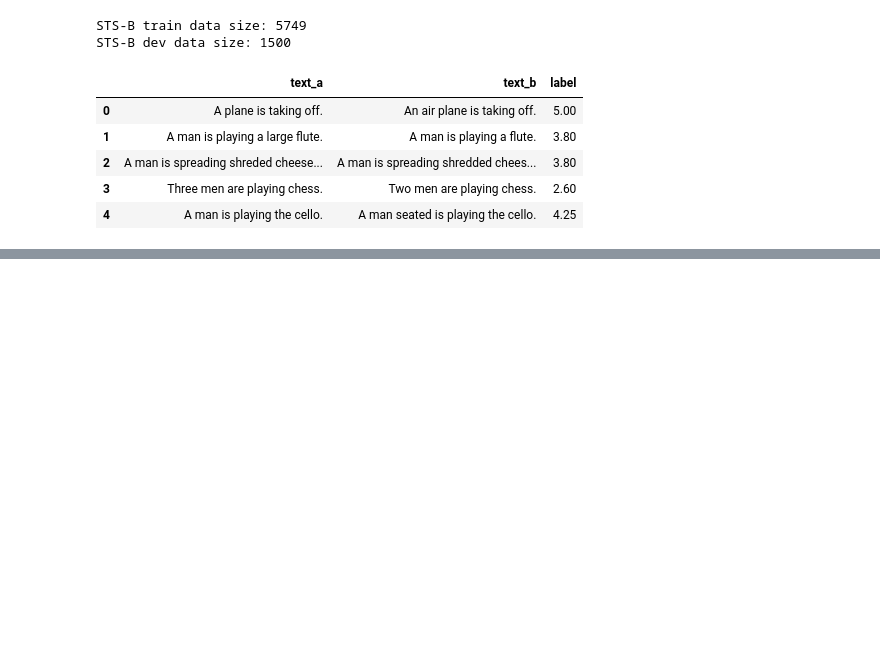
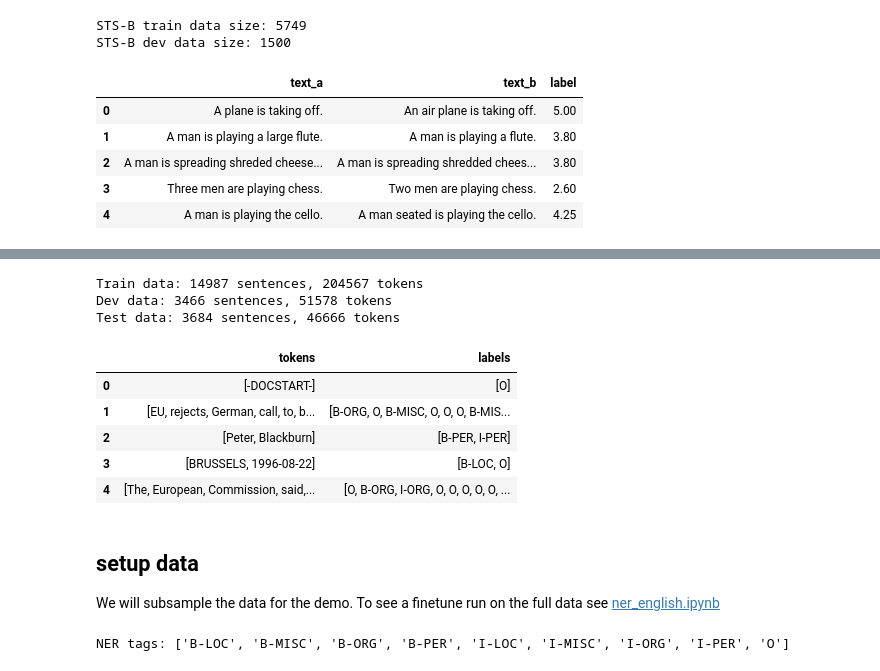
Before and after one commit to charles9n/bert-sklearn, a Jupyter notebook: demo.ipynb, the cells around one changed output, grey strips where cells are left out. Saved outputs shown, nothing was run; the diff lists cells and outputs as text; code cells hidden in the pictures; blank space fills up the shorter version.

Commit message:
Add BertTokenClassifier and refactor code

```diff
--- a/demo.ipynb
+++ b/demo.ipynb
@@ -417,32 +524,19 @@ STS-B dev data size: 1500
 # %%
 %%time
-
 from scipy.stats import pearsonr
-
-train = train.sample(n=1000,random_state=42)
-dev = dev.sample(n=1000,random_state=42)
-
-
-X_train = train[['text_a','text_b']]
-y_train = train['label']
-
-# use the dev set for testing...
-test = dev
-X_test = test[['text_a','text_b']]
-y_test = test['label']
 
 # define model
 model = BertRegressor()
 model.max_seq_length = 64
 
-# fit
+# fit model
 model.fit(X_train, y_train)
 
-# score on test data
+# score model
 model.score(X_test, y_test)
 
-# predict on test data
+# make predictions
 y_pred = model.predict(X_test)
-pearson_accy = pearsonr(y_pred,y_test)[0] * 100
+pearson_accy = pearsonr(y_pred, y_test)[0] * 100
 print("Pearson : %0.2f"%(pearson_accy))
 # %% [output]
@@ -459,0 +604,53 @@ Wall time: 54.1 s
+# %%
+"""
+Train data: 14987 sentences, 204567 tokens
+Dev data: 3466 sentences, 51578 tokens
+Test data: 3684 sentences, 46666 tokens
+"""
+DATADIR = "./other_examples/ner_english/"
+
+def get_conll2003_data(trainfile=DATADIR + "train.txt",
+                       devfile=DATADIR + "dev.txt",
+                       testfile=DATADIR + "test.txt"):
+
+    train = read_CoNLL2003_format(trainfile)
+    print("Train data: %d sentences, %d tokens"%(len(train), len(flatten(train.tokens))))
+    dev = read_CoNLL2003_format(devfile)
+    print("Dev data: %d sentences, %d tokens"%(len(dev), len(flatten(dev.tokens))))
+    test = read_CoNLL2003_format(testfile)
+    print("Test data: %d sentences, %d tokens"%(len(test), len(flatten(test.tokens))))
+
+    return train, dev, test
+
+
+train, dev, test = get_conll2003_data()
+train.head()
+# %% [output]
+Train data: 14987 sentences, 204567 tokens
+Dev data: 3466 sentences, 51578 tokens
+Test data: 3684 sentences, 46666 tokens
+|  | tokens | labels |
+| 0 | [-DOCSTART-] | [O] |
+| 1 | [EU, rejects, German, call, to, b... | [B-ORG, O, B-MISC, O, O, O, B-MIS... |
+| 2 | [Peter, Blackburn] | [B-PER, I-PER] |
+| 3 | [BRUSSELS, 1996-08-22] | [B-LOC, O] |
+| 4 | [The, European, Commission, said,... | [O, B-ORG, I-ORG, O, O, O, O, O, ... |
+# %% [markdown]
+## setup data
+
+We will subsample the data for the demo. To see a finetune run on the full data see [ner_english.ipynb](https://github.com/charles9n/bert-sklearn/blob/master/other_examples/ner_english.ipynb)
+# %%
+X_train, y_train = train.tokens, train.labels
+X_dev, y_dev = dev.tokens, dev.labels
+X_test, y_test = test.tokens, test.labels
+
+label_list = np.unique(flatten(y_train))
+label_list = list(label_list)
+print("\nNER tags:",label_list)
+
+# take a subset of the data for demo
+n = 1000
+X_train, y_train = X_train[:n], y_train[:n]
+X_test, y_test = X_test[:n], y_test[:n]
+# %% [output]
+NER tags: ['B-LOC', 'B-MISC', 'B-ORG', 'B-PER', 'I-LOC', 'I-MISC', 'I-ORG', 'I-PER', 'O']
```
Also changed, not shown: parts of 45 cells of this notebook, 1 other file.
